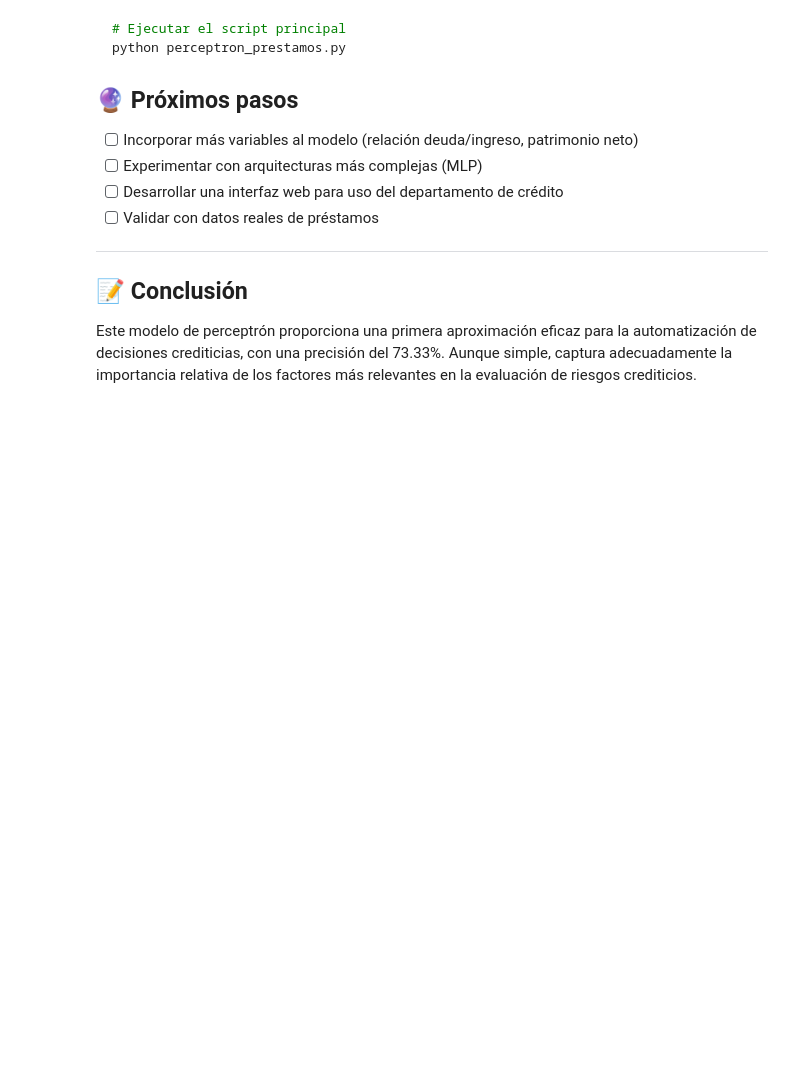
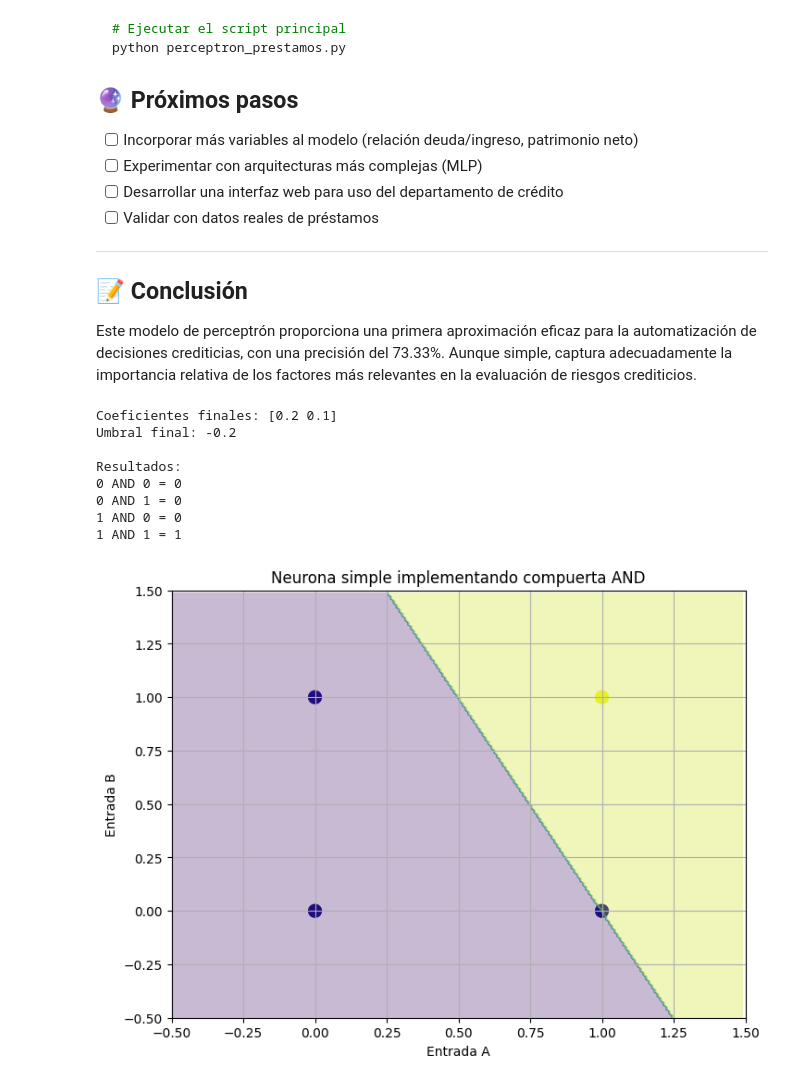
Before and after one commit to AntaresAnton/septimo-semestre, a Jupyter notebook: deep-learning/Perceptrones.ipynb, the cells around one changed output. Cells and saved outputs as stored; diff of their text form; code cells hidden in the pictures; blank space fills up the shorter version.

```diff
--- a/deep-learning/Perceptrones.ipynb
+++ b/deep-learning/Perceptrones.ipynb
@@ -813,3 +813,83 @@ python perceptron_prestamos.py
 ## 📝 Conclusión
 
 Este modelo de perceptrón proporciona una primera aproximación eficaz para la automatización de decisiones crediticias, con una precisión del 73.33%. Aunque simple, captura adecuadamente la importancia relativa de los factores más relevantes en la evaluación de riesgos crediticios.
+# %%
+import numpy as np
+import matplotlib.pyplot as plt
+
+class SimpleNeuron:
+    def __init__(self):
+        # Inicializar pesos y umbral en cero (explícitamente como flotantes)
+        self.coeficientes = np.array([0.0, 0.0])  # c1, c2 como float
+        self.umbral = 0.0                        # u como float
+
+    def calcular(self, inputs):
+        # Implementación de suma_ponderada = x1*c1 + x2*c2 + u
+        suma_ponderada = np.dot(inputs, self.coeficientes) + self.umbral
+        # Función de activación escalón
+        return 1 if suma_ponderada > 0 else 0
+
+    def aprender(self, datos_entrada, resultados_esperados, tasa_aprendizaje=0.1, iteraciones=100):
+        # Entrenamiento simple del perceptrón
+        for _ in range(iteraciones):
+            for i in range(len(datos_entrada)):
+                # Predicción
+                resultado_obtenido = self.calcular(datos_entrada[i])
+                # Actualización de pesos y umbral
+                diferencia = resultados_esperados[i] - resultado_obtenido
+                self.coeficientes += tasa_aprendizaje * diferencia * datos_entrada[i]
+                self.umbral += tasa_aprendizaje * diferencia
+
+# Datos para la compuerta lógica AND
+entradas = np.array([
+    [0, 0],  # caso 1
+    [0, 1],  # caso 2
+    [1, 0],  # caso 3
+    [1, 1]   # caso 4
+])
+
+salidas = np.array([0, 0, 0, 1])  # resultados esperados para AND
+
+# Crear y entrenar la neurona
+neurona_simple = SimpleNeuron()
+neurona_simple.aprender(entradas, salidas)
+
+# Mostrar resultados
+print("Coeficientes finales:", neurona_simple.coeficientes)
+print("Umbral final:", neurona_simple.umbral)
+print("\nResultados:")
+print("0 AND 0 =", neurona_simple.calcular([0, 0]))
+print("0 AND 1 =", neurona_simple.calcular([0, 1]))
+print("1 AND 0 =", neurona_simple.calcular([1, 0]))
+print("1 AND 1 =", neurona_simple.calcular([1, 1]))
+
+# Visualización simple
+plt.figure(figsize=(8, 6))
+plt.scatter(entradas[:, 0], entradas[:, 1], c=salidas, s=100, cmap='plasma')
+
+# Dibujar la frontera de decisión
+limite_x_min, limite_x_max = -0.5, 1.5
+limite_y_min, limite_y_max = -0.5, 1.5
+malla_x, malla_y = np.meshgrid(np.arange(limite_x_min, limite_x_max, 0.01),
+                     np.arange(limite_y_min, limite_y_max, 0.01))
+valores_z = np.array([neurona_simple.calcular([x, y]) for x, y in zip(malla_x.ravel(), malla_y.ravel())])
+valores_z = valores_z.reshape(malla_x.shape)
+plt.contourf(malla_x, malla_y, valores_z, alpha=0.3)
+
+plt.xlim(limite_x_min, limite_x_max)
+plt.ylim(limite_y_min, limite_y_max)
+plt.grid(True)
+plt.title('Neurona simple implementando compuerta AND')
+plt.xlabel('Entrada A')
+plt.ylabel('Entrada B')
+plt.show()
+# %% [output]
+Coeficientes finales: [0.2 0.1]
+Umbral final: -0.2
+
+Resultados:
+0 AND 0 = 0
+0 AND 1 = 0
+1 AND 0 = 0
+1 AND 1 = 1
+[figure, added]
```
Also changed, not shown: parts of 2 cells of this notebook, 5 other files.
